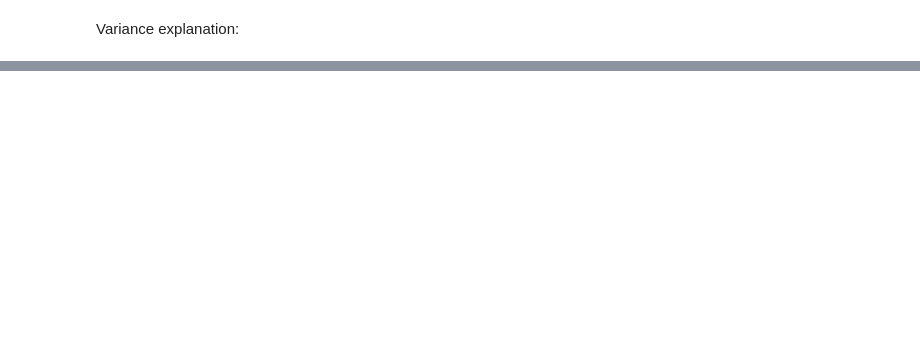
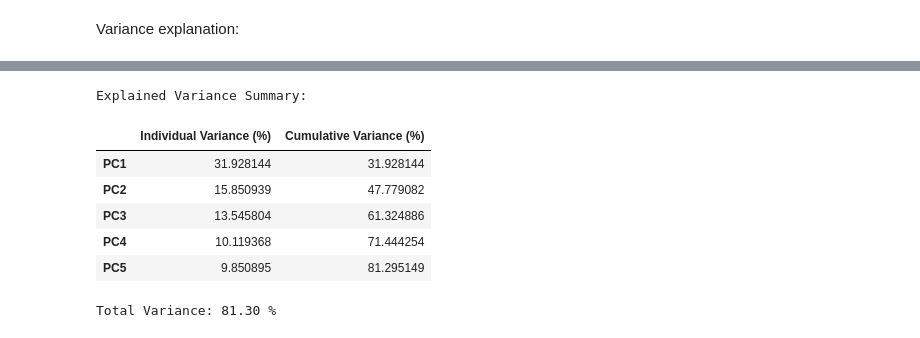
Before and after one commit to Abdulmajeed-A/Tuwaiq-Linear-Algebra, a Jupyter notebook: project_linear_algebra.ipynb, the cells around one changed output, grey strips where cells are left out. Drawn from its saved outputs; the diff is of its cells as text; code cells hidden in the pictures; blank space fills up the shorter version.

```diff
--- a/project_linear_algebra.ipynb
+++ b/project_linear_algebra.ipynb
@@ -415,0 +408,26 @@ Variance explanation:
+# %%
+# 3. حساب التباين لكل اتجاه
+explained_variance = pca.explained_variance_ratio_
+cumulative_variance = np.cumsum(explained_variance)
+
+# تحويلها لجدول للتوضيح
+variance_summary = pd.DataFrame({
+    'Individual Variance (%)': explained_variance * 100,
+    'Cumulative Variance (%)': cumulative_variance * 100
+}, index=[f'PC{i+1}' for i in range(len(explained_variance))])
+
+print("Explained Variance Summary:")
+display(variance_summary)
+
+
+total_variance = sum(pca.explained_variance_ratio_) * 100
+print(f"\nTotal Variance: {total_variance:.2f} %")
+# %% [output]
+Explained Variance Summary:
+|  | Individual Variance (%) | Cumulative Variance (%) |
+| PC1 | 31.928144 | 31.928144 |
+| PC2 | 15.850939 | 47.779082 |
+| PC3 | 13.545804 | 61.324886 |
+| PC4 | 10.119368 | 71.444254 |
+| PC5 | 9.850895 | 81.295149 |
+Total Variance: 81.30 %
```
Also changed, not shown: parts of 9 cells of this notebook.
